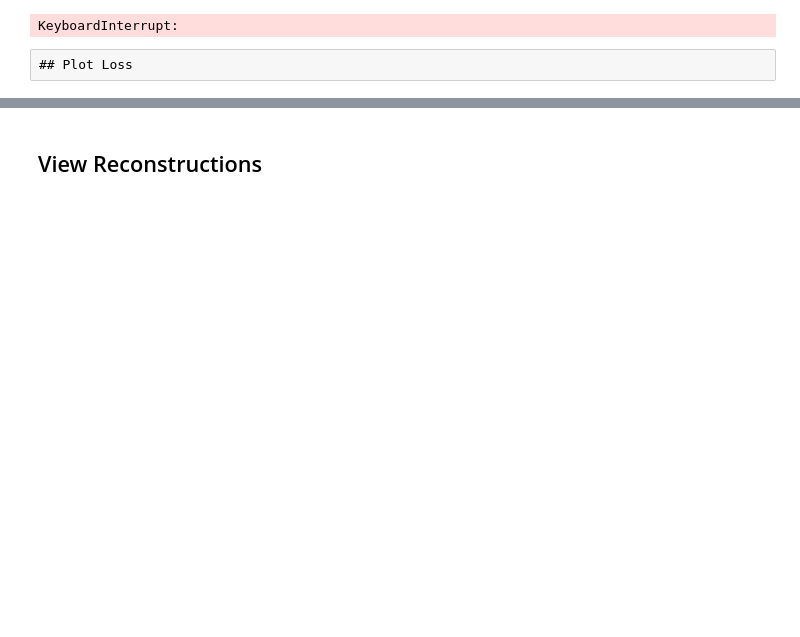
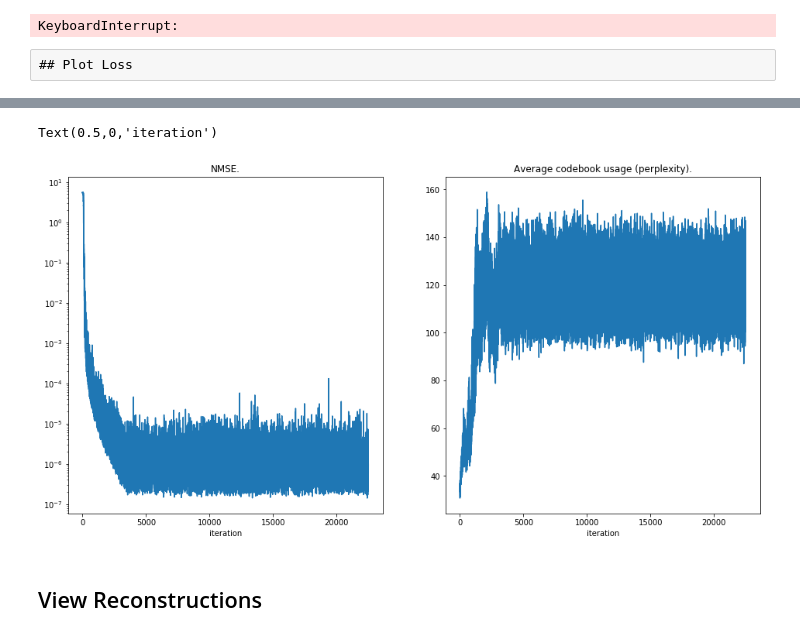
Before and after one commit to ckdgus0505/pytorch_vq_vae_audio, a Jupyter notebook: vq-vae.ipynb, the cells around one changed output, grey strips where cells are left out. Saved outputs shown, nothing was run; the diff lists cells and outputs as text; code cells hidden in the pictures; blank space fills up the shorter version.

```diff
--- a/vq-vae.ipynb
+++ b/vq-vae.ipynb
@@ -424,2 +454,18 @@ Text(0.5,0,'iteration')
+# %%
+#plot for reduce-on-plateau lr_scheduler
+f = plt.figure(figsize=(16,8))
+ax = f.add_subplot(1,2,1)
+ax.plot(train_res_recon_error)
+ax.set_yscale('log')
+ax.set_title('NMSE.')
+ax.set_xlabel('iteration')
+
+ax = f.add_subplot(1,2,2)
+ax.plot(train_res_perplexity)
+ax.set_title('Average codebook usage (perplexity).')
+ax.set_xlabel('iteration')
+# %% [output]
+Text(0.5,0,'iteration')
+[figure, added]
 # %% [markdown]
 ## View Reconstructions
```
Also changed, not shown: parts of 20 cells of this notebook, 1 other file.
